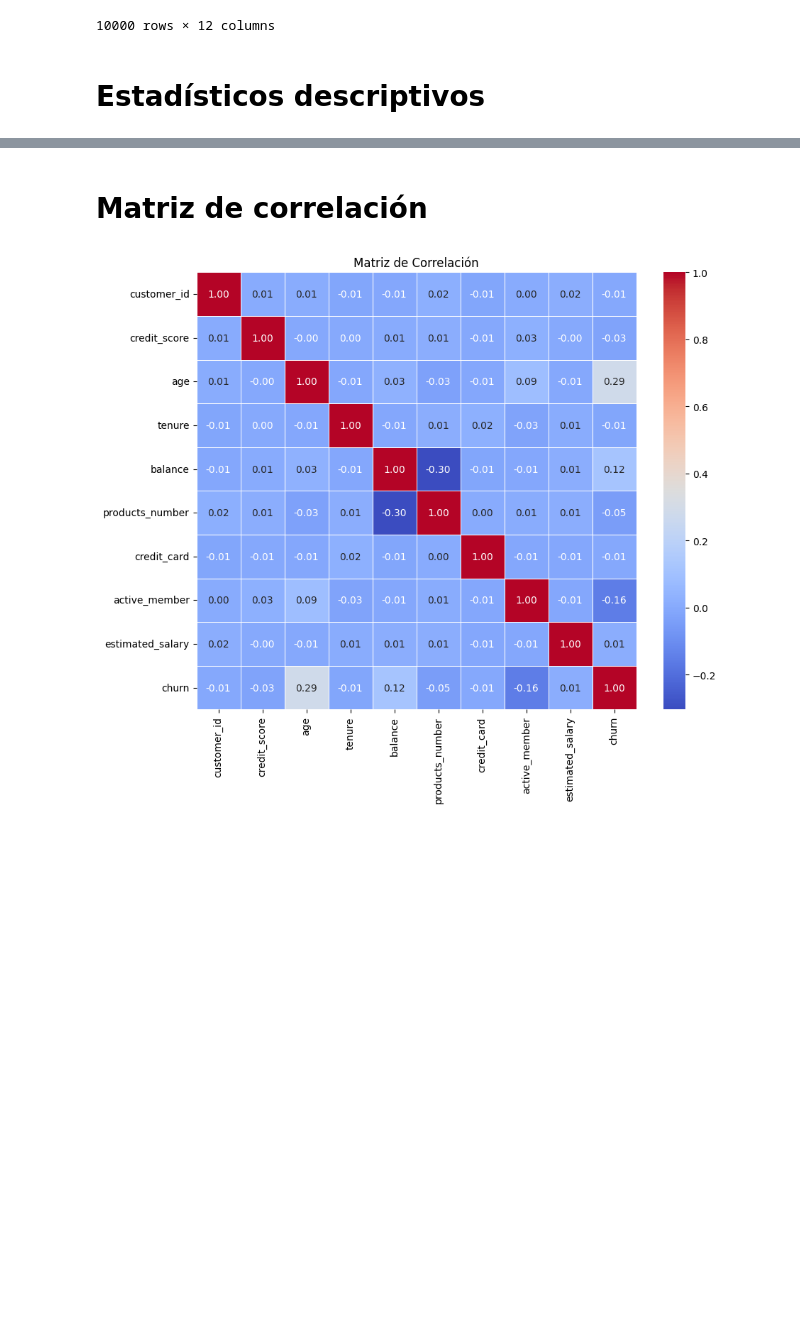
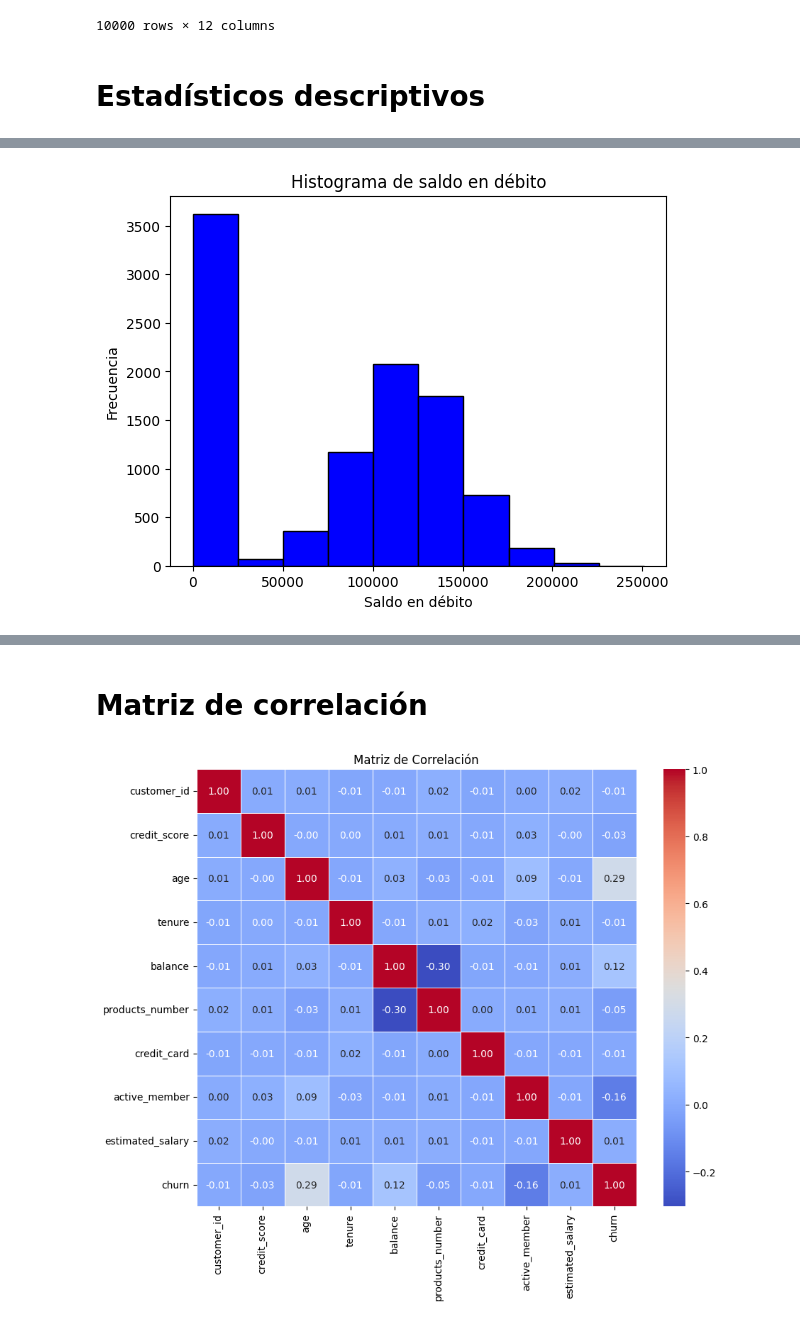
Before and after one commit to lalogonzalez/mcd-02-ml, a Jupyter notebook: docs/02-estadisticos-descriptivos.ipynb, the cells around one changed output, grey strips where cells are left out. Saved outputs shown, nothing was run; the diff lists cells and outputs as text; code cells hidden in the pictures; blank space fills up the shorter version.

```diff
--- a/docs/02-estadisticos-descriptivos.ipynb
+++ b/docs/02-estadisticos-descriptivos.ipynb
@@ -48,0 +70,10 @@ df.describe()
+# %%
+plt.hist(df['balance'], bins=10, color='blue', edgecolor='black')
+
+plt.xlabel('Saldo en débito')
+plt.ylabel('Frecuencia')
+plt.title('Histograma de saldo en débito')
+
+plt.show()
+# %% [output]
+[figure, added]
```
Also changed, not shown: parts of 10 cells of this notebook, 1 other file.
